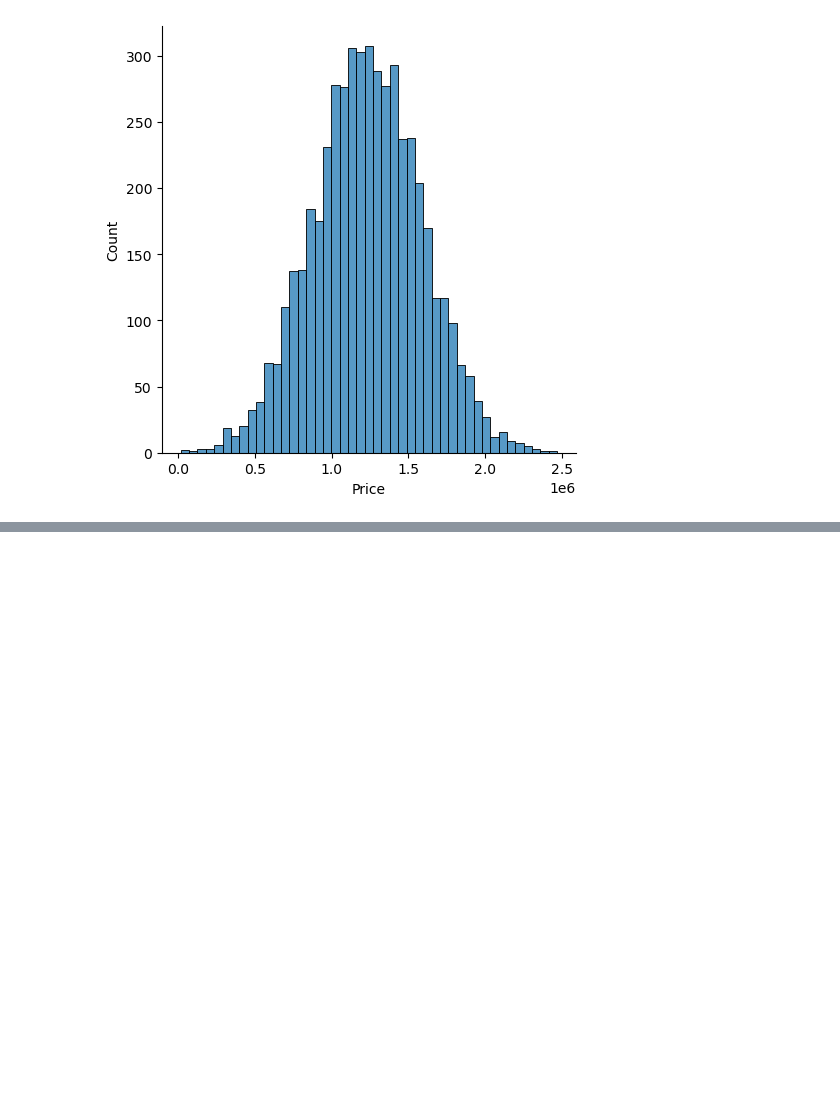
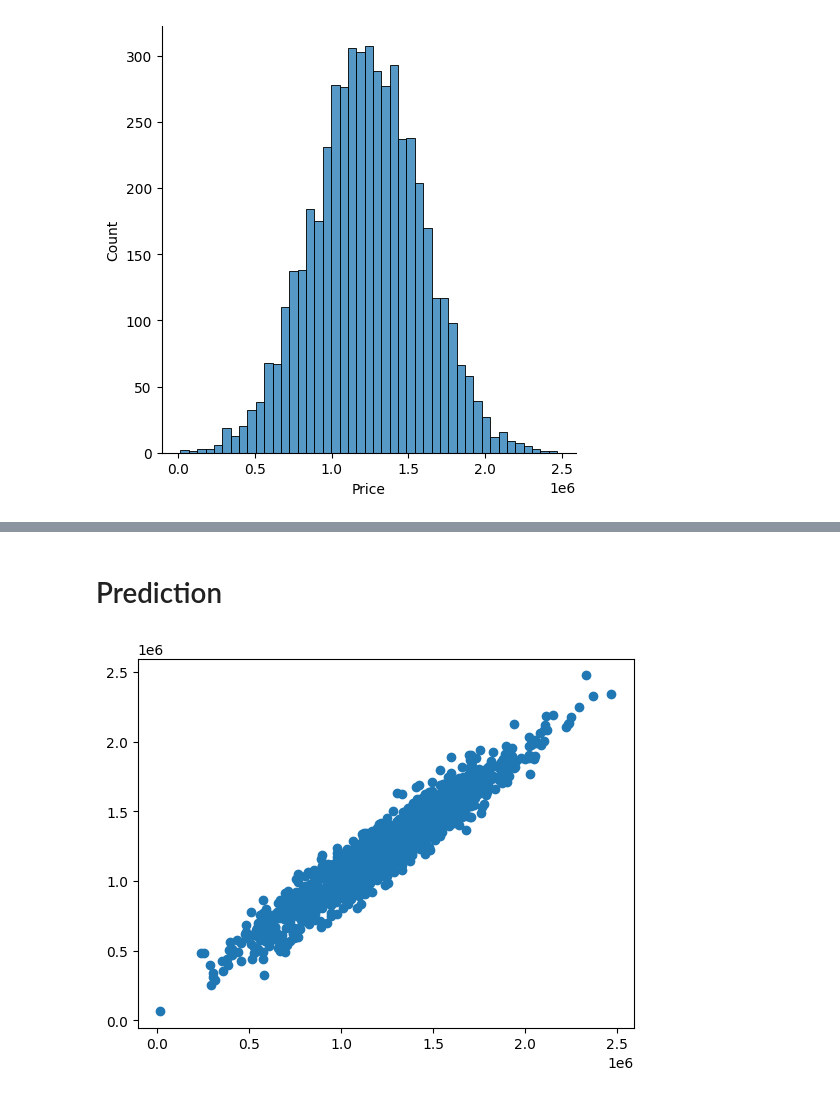
Before and after one commit to Abubakr1710/Machine-Learning, a Jupyter notebook: Linear Regression/house_price_prediction.ipynb, the cells around one changed output, grey strips where cells are left out. Saved outputs shown, nothing was run; the diff lists cells and outputs as text; code cells hidden in the pictures; blank space fills up the shorter version.

```diff
--- a/Linear Regression/house_price_prediction.ipynb
+++ b/Linear Regression/house_price_prediction.ipynb
@@ -61,0 +67,3 @@ sns.heatmap(df.corr())
+# %%
+df = df.drop(['Address'],axis=1)        # dropping the address column
+X,y = df.drop(['Price'],axis=1),df['Price']        # splitting the dataset into X and y
@@ -61,0 +88,2 @@ sns.heatmap(df.corr())
+# %%
+X_train,X_test,y_train,y_test = train_test_split(X,y,test_size=0.3,random_state=52)        # splitting the dataset into train and test
@@ -61,0 +92,3 @@ sns.heatmap(df.corr())
+# %%
+lr = LinearRegression()        # creating the LinearRegression object
+lr.fit(X_train,y_train)        # fitting the model
@@ -61,0 +114,10 @@ sns.heatmap(df.corr())
+# %% [markdown]
+# Prediction
+# %%
+
+pred = lr.predict(X_test)       # predicting the values
+# %%
+plt.scatter(y_test,pred)       # plotting the scatter plot of the actual and predicted values
+plt.show()
+# %% [output]
+[figure, added]
```
Also changed, not shown: parts of 12 cells of this notebook, 17 other files.
